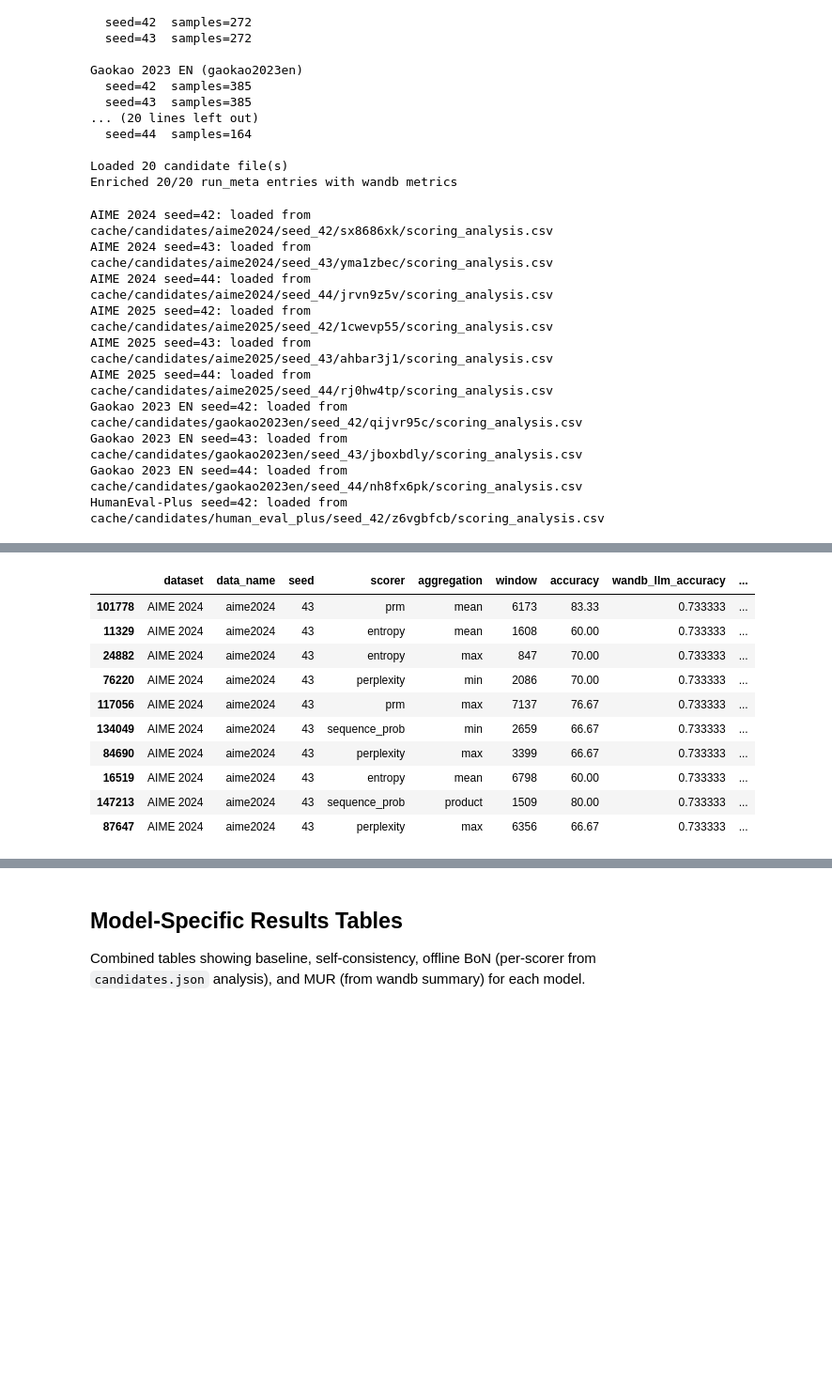
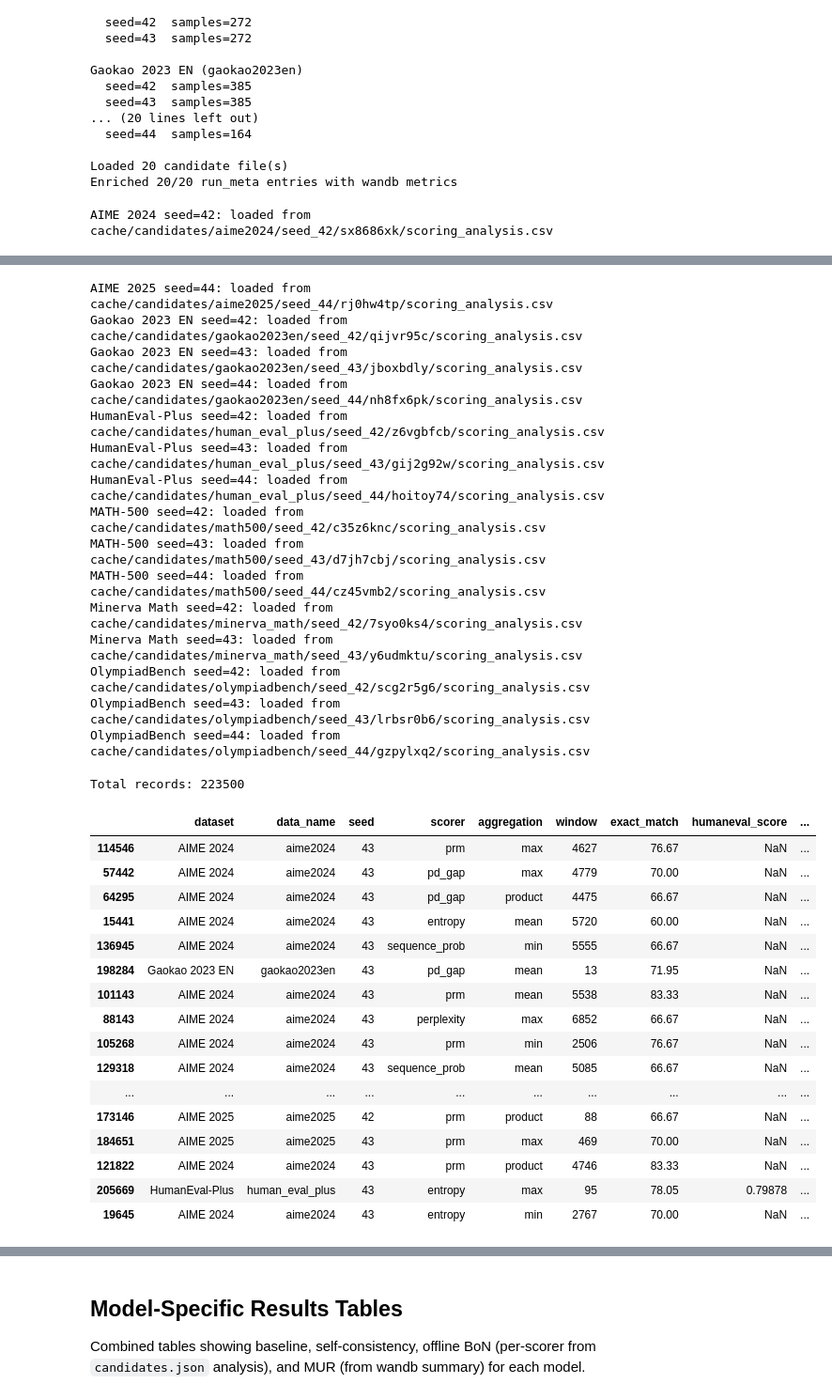
Before and after one commit to IINemo/llm-tts-service, a Jupyter notebook: notebooks/wandb_results_analysis.ipynb, the cells around one changed output, grey strips where cells are left out. Shown at 94% size. Drawn from its saved outputs; the diff is of its cells as text; code cells hidden in the pictures; blank space fills up the shorter version.

```diff
--- a/notebooks/wandb_results_analysis.ipynb
+++ b/notebooks/wandb_results_analysis.ipynb
@@ -3674,6 +3702,7 @@ for (data_name, seed), meta in run_meta.items():
         continue
     r = match.iloc[0]
     meta["wandb_exact_match"] = r.get("exact_match")
+    meta["wandb_total_tflops"] = r.get("total_tflops")
     meta["wandb_llm_accuracy"] = r.get("llm_judge_accuracy")
     meta["wandb_humaneval_correct"] = r.get("humaneval_correct")
     meta["wandb_humaneval_incorrect"] = r.get("humaneval_incorrect")
@@ -3719,7 +3748,6 @@ for (data_name, seed), candidates_data in tqdm(sorted(candidates_store.items()),
 
     if csv_path.exists():
         # Load cached results
-        _llm_acc = meta.get("wandb_llm_accuracy")
         with open(csv_path) as f:
             reader = csv.DictReader(f)
             for row in reader:
@@ -3730,9 +3758,9 @@ for (data_name, seed), candidates_data in tqdm(sorted(candidates_store.items()),
                     "scorer": row["scorer"],
                     "aggregation": row["aggregation"] or "—",
                     "window": row["window"] or "all",
-                    "accuracy": float(row["exact_match"]) * 100,
-                    "wandb_llm_accuracy": _llm_acc,
-                    "wandb_humaneval_score": meta.get("wandb_humaneval_score"),
+                    "exact_match": float(row["exact_match"]) * 100,
+                    "humaneval_score": meta.get("wandb_humaneval_score"),
+                    "total_tflops": meta.get("wandb_total_tflops"),
                 })
         print(f"{label} seed={seed}: loaded from {csv_path}")
         continue
@@ -3741,10 +3769,8 @@ for (data_name, seed), candidates_data in tqdm(sorted(candidates_store.items()),
     all_results, correctness, oracle_acc, max_steps = analyze_all_windows(
         candidates_data, data_name, meta["answer_format"],
     )
-    _llm_ref = meta.get("wandb_llm_accuracy")
-    _llm_str = f", LLM(wandb)={_llm_ref*100:.1f}%" if _llm_ref and pd.notna(_llm_ref) else ""
     print(f"{label} seed={seed}: {len(candidates_data)} samples, "
-          f"max_steps={max_steps}, oracle={oracle_acc*100:.1f}%{_llm_str}")
+          f"max_steps={max_steps}, oracle={oracle_acc*100:.1f}%")
 
     # Save CSV next to candidates.json
     _save_csv(all_results, csv_path, oracle_acc=oracle_acc)
@@ -3760,9 +3786,9 @@ for (data_name, seed), candidates_data in tqdm(sorted(candidates_store.items()),
                     "scorer": scorer,
                     "aggregation": agg_method,
                     "window": wval,
-                    "accuracy": accuracy * 100,
-                    "wandb_llm_accuracy": meta.get("wandb_llm_accuracy"),
-                    "wandb_humaneval_score": meta.get("wandb_humaneval_score"),
+                    "exact_match": accuracy * 100,
+                    "humaneval_score": meta.get("wandb_humaneval_score"),
+                    "total_tflops": meta.get("wandb_total_tflops"),
                 })
         bon_records.append({
             "dataset": label,
@@ -3771,22 +3797,13 @@ for (data_name, seed), candidates_data in tqdm(sorted(candidates_store.items()),
             "scorer": "oracle",
             "aggregation": "—",
             "window": wval,
-            "accuracy": oracle_acc * 100,
-            "wandb_llm_accuracy": meta.get("wandb_llm_accuracy"),
-            "wandb_humaneval_score": meta.get("wandb_humaneval_score"),
+            "exact_match": oracle_acc * 100,
+            "humaneval_score": meta.get("wandb_humaneval_score"),
+            "total_tflops": meta.get("wandb_total_tflops"),
         })
 
 bon_analysis_df = pd.DataFrame(bon_records)
 print(f"\nTotal records: {len(bon_analysis_df)}")
-bon_analysis_df.sample(10)
+bon_analysis_df.sample(20)
 # %% [output]
 AIME 2024 seed=42: loaded from cache/candidates/aime2024/seed_42/sx8686xk/scoring_analysis.csv
-AIME 2024 seed=43: loaded from cache/candidates/aime2024/seed_43/yma1zbec/scoring_analysis.csv
-AIME 2024 seed=44: loaded from cache/candidates/aime2024/seed_44/jrvn9z5v/scoring_analysis.csv
-AIME 2025 seed=42: loaded from cache/candidates/aime2025/seed_42/1cwevp55/scoring_analysis.csv
-AIME 2025 seed=43: loaded from cache/candidates/aime2025/seed_43/ahbar3j1/scoring_analysis.csv
-AIME 2025 seed=44: loaded from cache/candidates/aime2025/seed_44/rj0hw4tp/scoring_analysis.csv
-Gaokao 2023 EN seed=42: loaded from cache/candidates/gaokao2023en/seed_42/qijvr95c/scoring_analysis.csv
-Gaokao 2023 EN seed=43: loaded from cache/candidates/gaokao2023en/seed_43/jboxbdly/scoring_analysis.csv
-Gaokao 2023 EN seed=44: loaded from cache/candidates/gaokao2023en/seed_44/nh8fx6pk/scoring_analysis.csv
-HumanEval-Plus seed=42: loaded from cache/candidates/human_eval_plus/seed_42/z6vgbfcb/scoring_analysis.csv
@@ -3805,14 +3814,36 @@ Total records: 223500
+AIME 2025 seed=44: loaded from cache/candidates/aime2025/seed_44/rj0hw4tp/scoring_analysis.csv
+Gaokao 2023 EN seed=42: loaded from cache/candidates/gaokao2023en/seed_42/qijvr95c/scoring_analysis.csv
+Gaokao 2023 EN seed=43: loaded from cache/candidates/gaokao2023en/seed_43/jboxbdly/scoring_analysis.csv
+Gaokao 2023 EN seed=44: loaded from cache/candidates/gaokao2023en/seed_44/nh8fx6pk/scoring_analysis.csv
+HumanEval-Plus seed=42: loaded from cache/candidates/human_eval_plus/seed_42/z6vgbfcb/scoring_analysis.csv
+HumanEval-Plus seed=43: loaded from cache/candidates/human_eval_plus/seed_43/gij2g92w/scoring_analysis.csv
+HumanEval-Plus seed=44: loaded from cache/candidates/human_eval_plus/seed_44/hoitoy74/scoring_analysis.csv
+MATH-500 seed=42: loaded from cache/candidates/math500/seed_42/c35z6knc/scoring_analysis.csv
+MATH-500 seed=43: loaded from cache/candidates/math500/seed_43/d7jh7cbj/scoring_analysis.csv
+MATH-500 seed=44: loaded from cache/candidates/math500/seed_44/cz45vmb2/scoring_analysis.csv
+Minerva Math seed=42: loaded from cache/candidates/minerva_math/seed_42/7syo0ks4/scoring_analysis.csv
+Minerva Math seed=43: loaded from cache/candidates/minerva_math/seed_43/y6udmktu/scoring_analysis.csv
+OlympiadBench seed=42: loaded from cache/candidates/olympiadbench/seed_42/scg2r5g6/scoring_analysis.csv
+OlympiadBench seed=43: loaded from cache/candidates/olympiadbench/seed_43/lrbsr0b6/scoring_analysis.csv
+OlympiadBench seed=44: loaded from cache/candidates/olympiadbench/seed_44/gzpylxq2/scoring_analysis.csv
+Total records: 223500
-|  | dataset | data_name | seed | scorer | aggregation | window | accuracy | wandb_llm_accuracy | ... |
-| 101778 | AIME 2024 | aime2024 | 43 | prm | mean | 6173 | 83.33 | 0.733333 | ... |
-| 11329 | AIME 2024 | aime2024 | 43 | entropy | mean | 1608 | 60.00 | 0.733333 | ... |
-| 24882 | AIME 2024 | aime2024 | 43 | entropy | max | 847 | 70.00 | 0.733333 | ... |
-| 76220 | AIME 2024 | aime2024 | 43 | perplexity | min | 2086 | 70.00 | 0.733333 | ... |
-| 117056 | AIME 2024 | aime2024 | 43 | prm | max | 7137 | 76.67 | 0.733333 | ... |
-| 134049 | AIME 2024 | aime2024 | 43 | sequence_prob | min | 2659 | 66.67 | 0.733333 | ... |
-| 84690 | AIME 2024 | aime2024 | 43 | perplexity | max | 3399 | 66.67 | 0.733333 | ... |
-| 16519 | AIME 2024 | aime2024 | 43 | entropy | mean | 6798 | 60.00 | 0.733333 | ... |
-| 147213 | AIME 2024 | aime2024 | 43 | sequence_prob | product | 1509 | 80.00 | 0.733333 | ... |
-| 87647 | AIME 2024 | aime2024 | 43 | perplexity | max | 6356 | 66.67 | 0.733333 | ... |
+|  | dataset | data_name | seed | scorer | aggregation | window | exact_match | humaneval_score | ... |
+| 114546 | AIME 2024 | aime2024 | 43 | prm | max | 4627 | 76.67 | NaN | ... |
+| 57442 | AIME 2024 | aime2024 | 43 | pd_gap | max | 4779 | 70.00 | NaN | ... |
+| 64295 | AIME 2024 | aime2024 | 43 | pd_gap | product | 4475 | 66.67 | NaN | ... |
+| 15441 | AIME 2024 | aime2024 | 43 | entropy | mean | 5720 | 60.00 | NaN | ... |
+| 136945 | AIME 2024 | aime2024 | 43 | sequence_prob | min | 5555 | 66.67 | NaN | ... |
+| 198284 | Gaokao 2023 EN | gaokao2023en | 43 | pd_gap | mean | 13 | 71.95 | NaN | ... |
+| 101143 | AIME 2024 | aime2024 | 43 | prm | mean | 5538 | 83.33 | NaN | ... |
+| 88143 | AIME 2024 | aime2024 | 43 | perplexity | max | 6852 | 66.67 | NaN | ... |
+| 105268 | AIME 2024 | aime2024 | 43 | prm | min | 2506 | 76.67 | NaN | ... |
+| 129318 | AIME 2024 | aime2024 | 43 | sequence_prob | mean | 5085 | 66.67 | NaN | ... |
+| ... | ... | ... | ... | ... | ... | ... | ... | ... | ... |
+| 173146 | AIME 2025 | aime2025 | 42 | prm | product | 88 | 66.67 | NaN | ... |
+| 184651 | AIME 2025 | aime2025 | 43 | prm | max | 469 | 70.00 | NaN | ... |
+| 121822 | AIME 2024 | aime2024 | 43 | prm | product | 4746 | 83.33 | NaN | ... |
+| 205669 | HumanEval-Plus | human_eval_plus | 43 | entropy | max | 95 | 78.05 | 0.79878 | ... |
+| 19645 | AIME 2024 | aime2024 | 43 | entropy | min | 2767 | 70.00 | NaN | ... |
 # %%
 # ── Aggregate offline BoN results across seeds ────────────────────────────────
 
```
Also changed, not shown: parts of 12 cells of this notebook.
